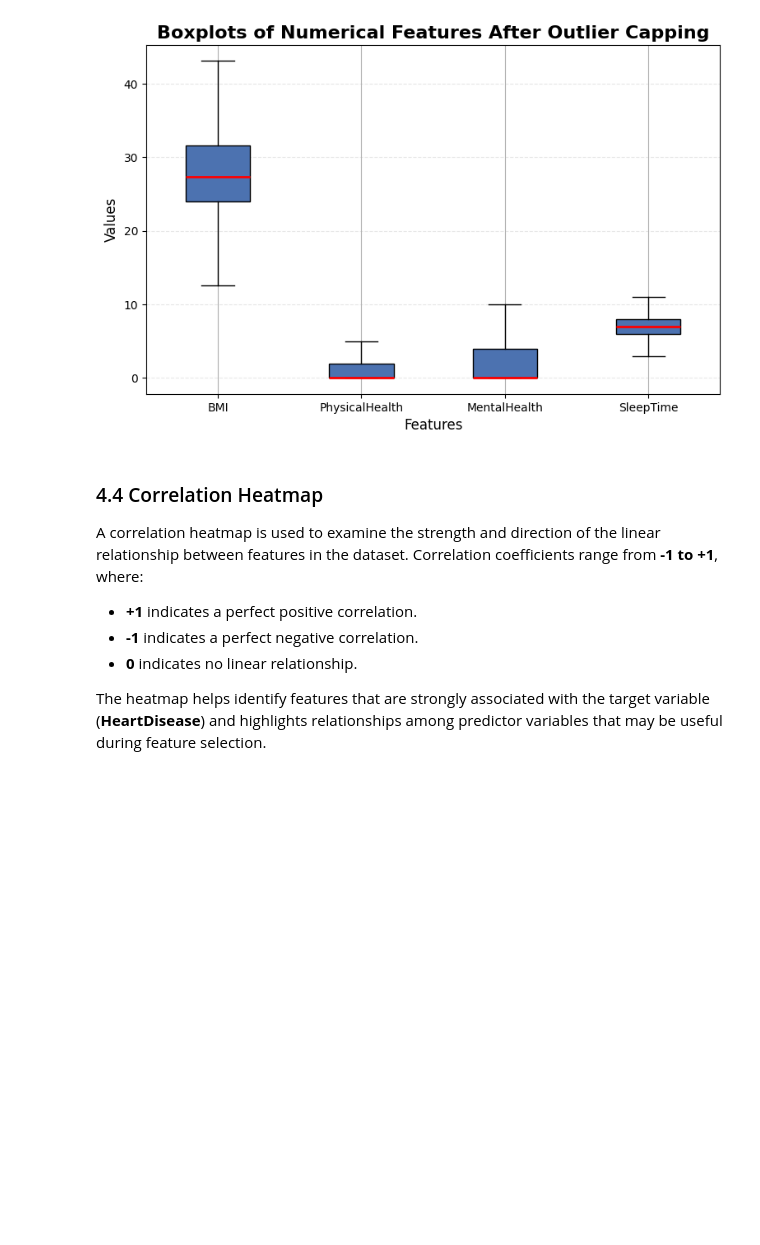
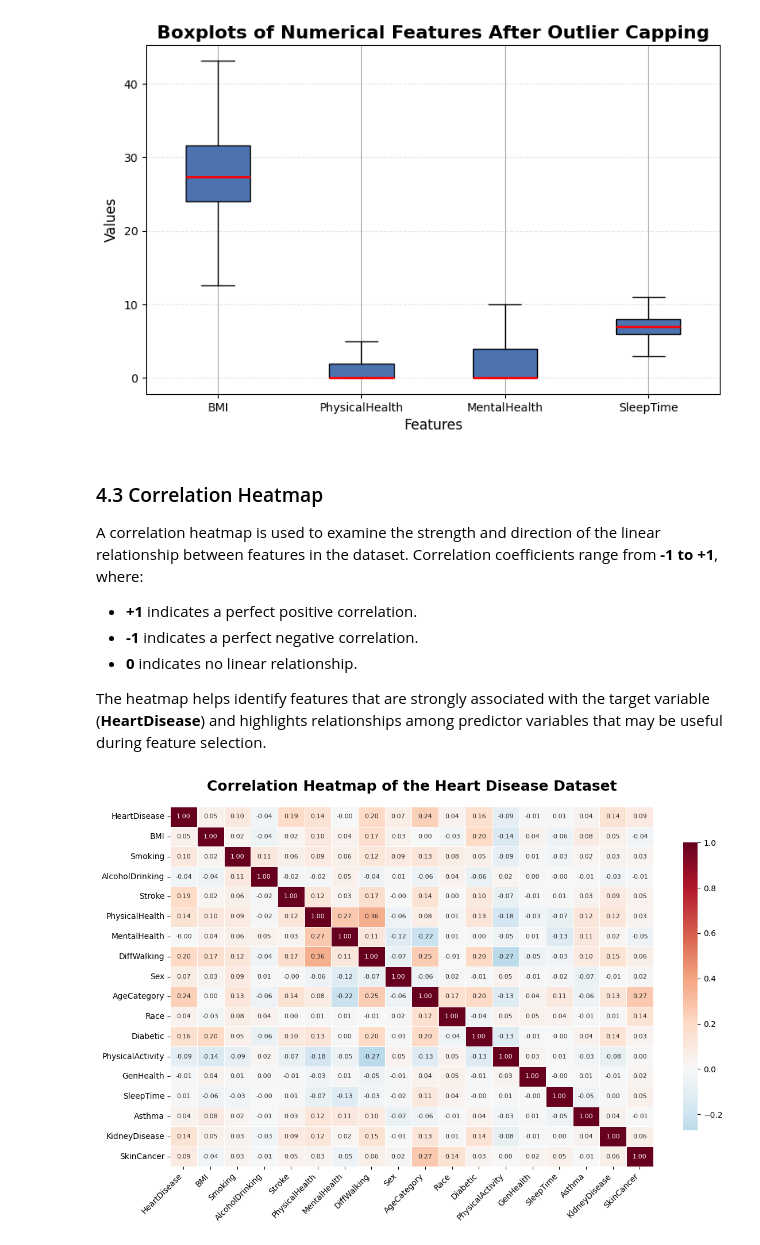
Before and after one commit to Clinton1029/Heart_prediction1, a Jupyter notebook: Heart_prediction.ipynb, the cells around one changed output. Drawn from its saved outputs; the diff is of its cells as text; code cells hidden in the pictures; blank space fills up the shorter version.

```diff
--- a/Heart_prediction.ipynb
+++ b/Heart_prediction.ipynb
@@ -666,7 +666,7 @@ df_encoded.head(10)
 The dataset contains several potential outliers, particularly in the BMI, PhysicalHealth, MentalHealth, and SleepTime variables. Since these values may represent genuine medical conditions rather than data entry errors, they were retained in the dataset.
 # %%
 # Create a copy of the dataset
-df_capped = df.copy()
+df_capped = df_encoded.copy()
 
 # Numerical features
 numerical_features = ["BMI", "PhysicalHealth", "MentalHealth", "SleepTime"]
@@ -724,7 +724,7 @@ plt.show()
 # %% [output]
 [figure]
 # %% [markdown]
-### 4.4 Correlation Heatmap
+### 4.3 Correlation Heatmap
 
 A correlation heatmap is used to examine the strength and direction of the linear relationship between features in the dataset. Correlation coefficients range from **-1 to +1**, where:
 
@@ -733,3 +733,36 @@ A correlation heatmap is used to examine the strength and direction of the linea
 - **0** indicates no linear relationship.
 
 The heatmap helps identify features that are strongly associated with the target variable (**HeartDisease**) and highlights relationships among predictor variables that may be useful during feature selection.
+# %%
+# Correlation Heatmap
+
+plt.figure(figsize=(12, 8))
+
+correlation_matrix = df_capped.corr(numeric_only=True)
+
+sns.heatmap(
+    correlation_matrix,
+    annot=True,
+    fmt=".2f",
+    cmap="RdBu_r",
+    center=0,
+    linewidths=0.4,
+    linecolor="white",
+    annot_kws={"size": 8},
+    cbar_kws={"shrink": 0.8}
+)
+
+plt.title(
+    "Correlation Heatmap of the Heart Disease Dataset",
+    fontsize=18,
+    fontweight="bold",
+    pad=20
+)
+
+plt.xticks(rotation=45, ha="right", fontsize=10)
+plt.yticks(rotation=0, fontsize=10)
+
+plt.tight_layout()
+plt.show()
+# %% [output]
+[figure, added]
```
